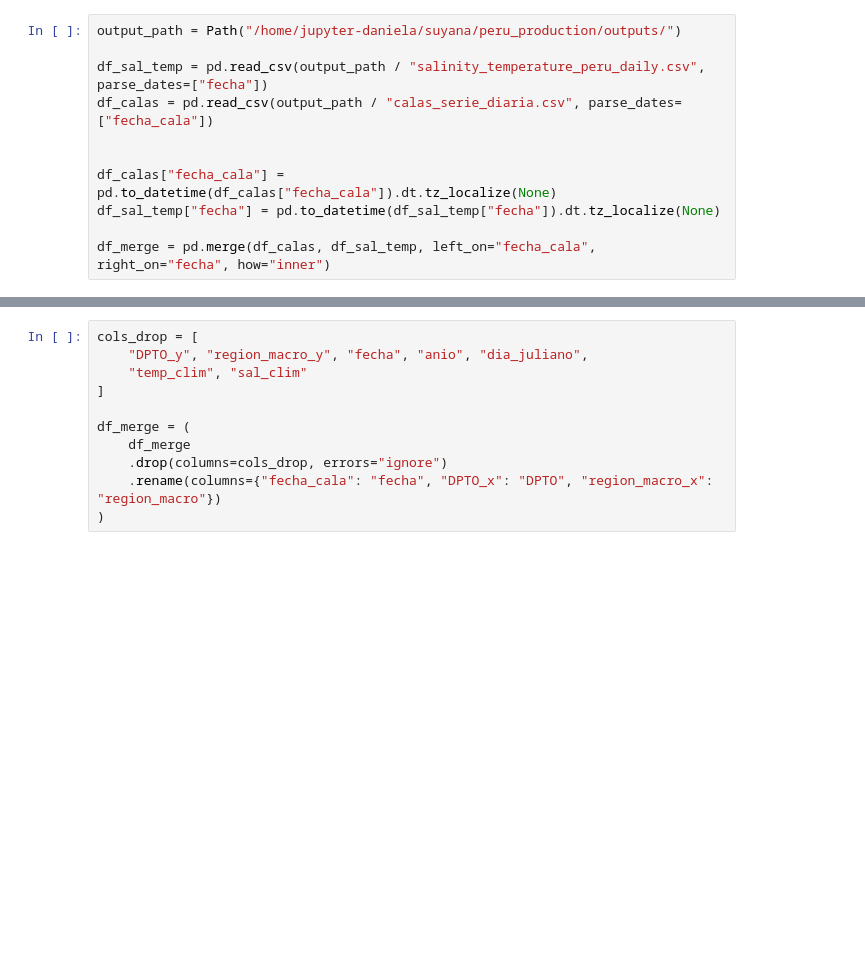
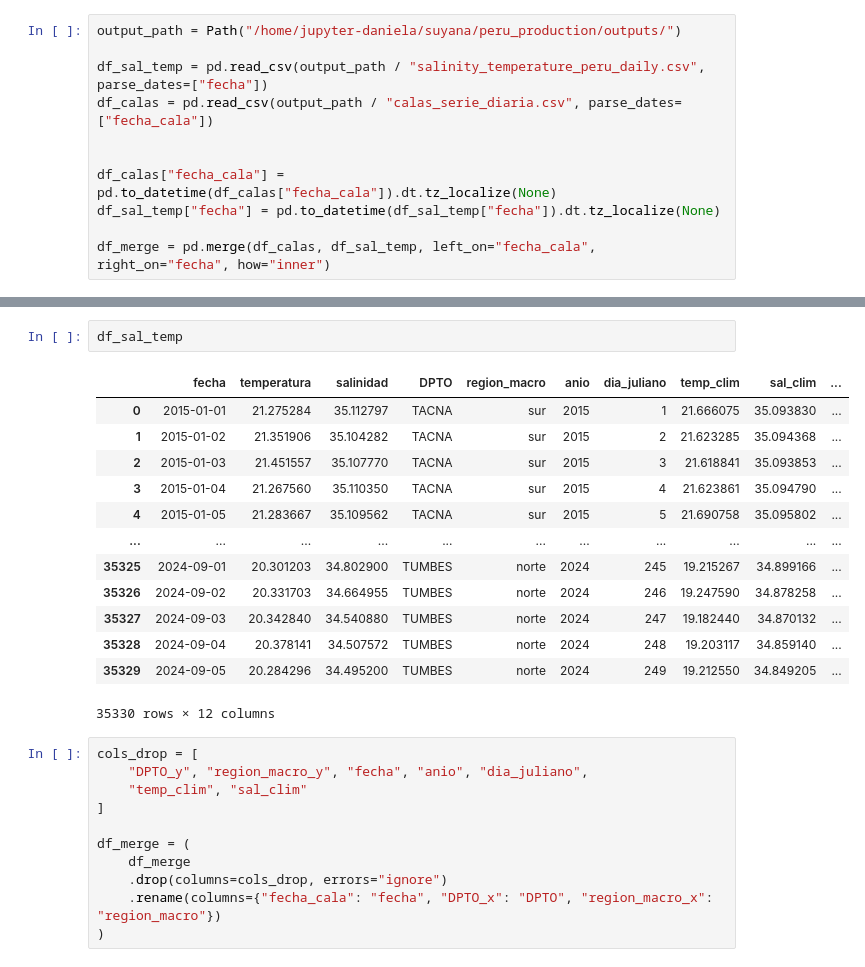
Before and after one commit to dbrisaro/catch_modelling, a Jupyter notebook: scripts/peru_regressions.ipynb, the cells around one changed output, grey strips where cells are left out. Drawn from its saved outputs; the diff is of its cells as text; blank space fills up the shorter version.

```diff
--- a/scripts/peru_regressions.ipynb
+++ b/scripts/peru_regressions.ipynb
@@ -17,3 +33,19 @@ df_merge = pd.merge(df_calas, df_sal_temp, left_on="fecha_cala", right_on="fecha
+# %%
+df_sal_temp
+# %% [output]
+|  | fecha | temperatura | salinidad | DPTO | region_macro | anio | dia_juliano | temp_clim | sal_clim | ... |
+| 0 | 2015-01-01 | 21.275284 | 35.112797 | TACNA | sur | 2015 | 1 | 21.666075 | 35.093830 | ... |
+| 1 | 2015-01-02 | 21.351906 | 35.104282 | TACNA | sur | 2015 | 2 | 21.623285 | 35.094368 | ... |
+| 2 | 2015-01-03 | 21.451557 | 35.107770 | TACNA | sur | 2015 | 3 | 21.618841 | 35.093853 | ... |
+| 3 | 2015-01-04 | 21.267560 | 35.110350 | TACNA | sur | 2015 | 4 | 21.623861 | 35.094790 | ... |
+| 4 | 2015-01-05 | 21.283667 | 35.109562 | TACNA | sur | 2015 | 5 | 21.690758 | 35.095802 | ... |
+| ... | ... | ... | ... | ... | ... | ... | ... | ... | ... | ... |
+| 35325 | 2024-09-01 | 20.301203 | 34.802900 | TUMBES | norte | 2024 | 245 | 19.215267 | 34.899166 | ... |
+| 35326 | 2024-09-02 | 20.331703 | 34.664955 | TUMBES | norte | 2024 | 246 | 19.247590 | 34.878258 | ... |
+| 35327 | 2024-09-03 | 20.342840 | 34.540880 | TUMBES | norte | 2024 | 247 | 19.182440 | 34.870132 | ... |
+| 35328 | 2024-09-04 | 20.378141 | 34.507572 | TUMBES | norte | 2024 | 248 | 19.203117 | 34.859140 | ... |
+| 35329 | 2024-09-05 | 20.284296 | 34.495200 | TUMBES | norte | 2024 | 249 | 19.212550 | 34.849205 | ... |
+35330 rows × 12 columns
 # %%
 cols_drop = [
     "DPTO_y", "region_macro_y", "fecha", "anio", "dia_juliano",
```
Also changed, not shown: parts of 6 cells of this notebook, 2 other files.
